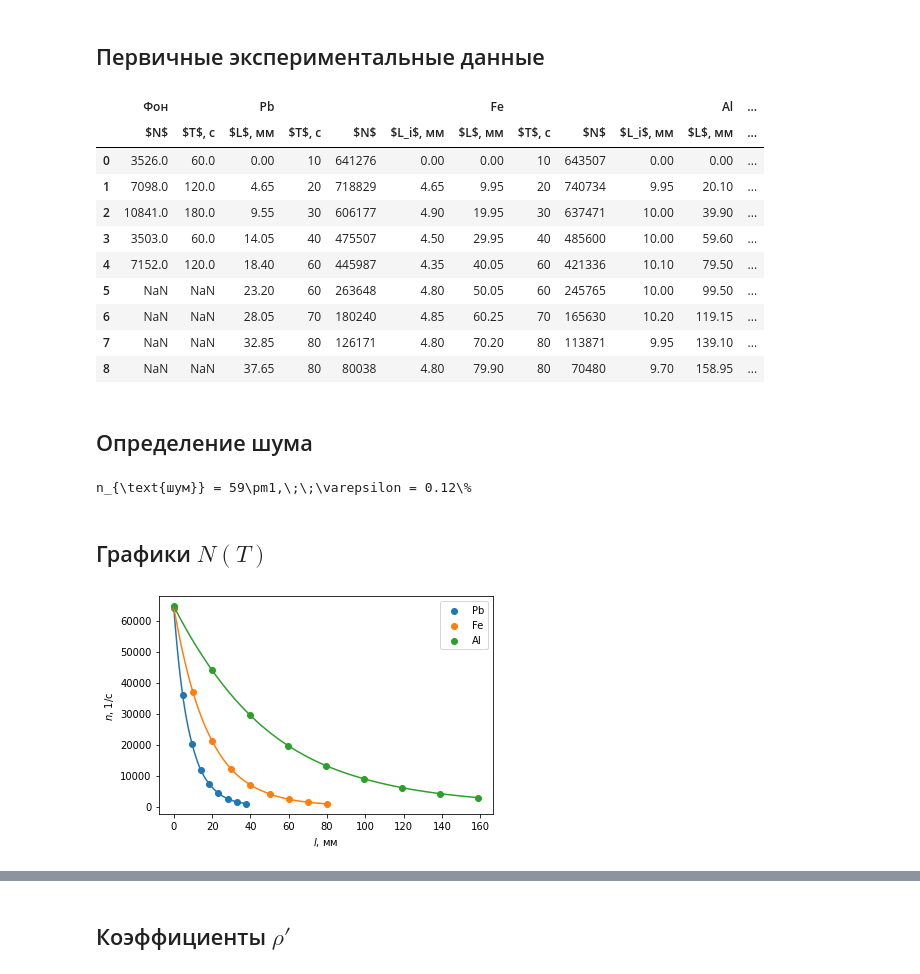
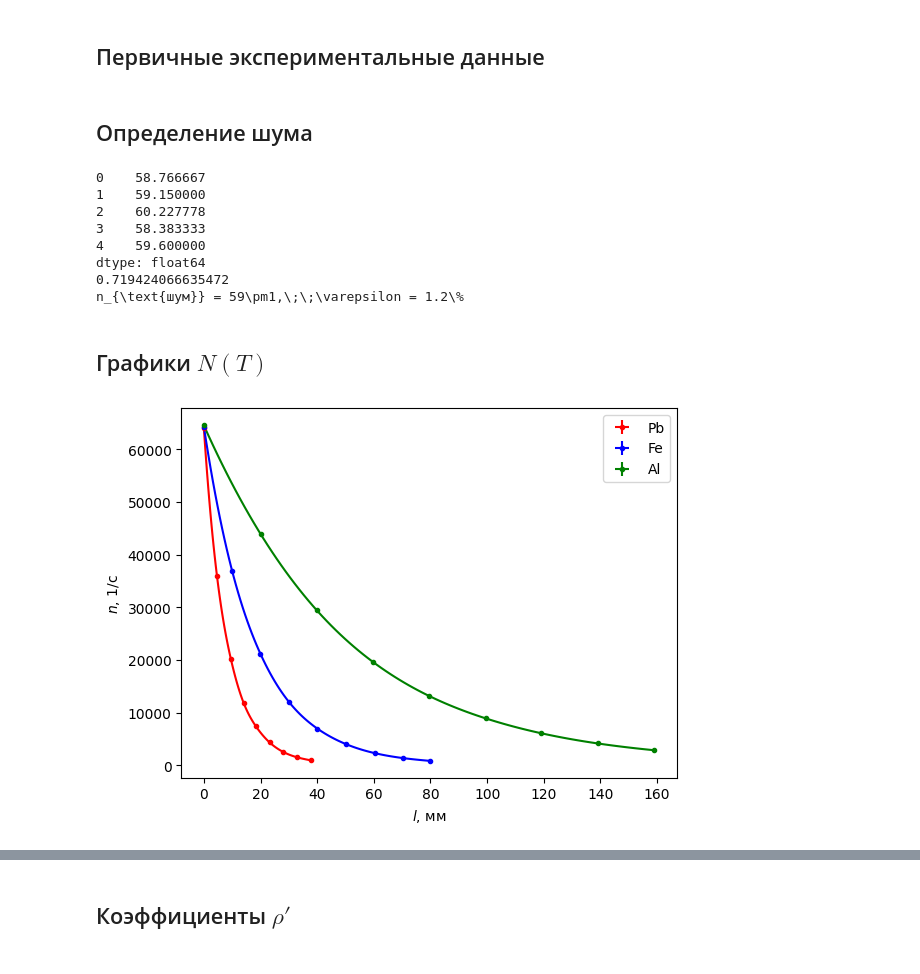
Before and after one commit to futherus/mipt_lab, a Jupyter notebook: 5.5.1/Dedkov_Maslov/551.ipynb, the cells around one changed output, grey strips where cells are left out. Drawn from its saved outputs; the diff is of its cells as text; code cells hidden in the pictures.

```diff
--- a/5.5.1/Dedkov_Maslov/551.ipynb
+++ b/5.5.1/Dedkov_Maslov/551.ipynb
@@ -30,6 +30,8 @@ def export(file_name, text):
     with codecs.open(file_name, 'a', 'utf-8') as f:
         f.truncate(0)
         f.write(text)
+# %%
+sig_Li = 0.05
 # %%
 data = mipt.read_excel('data/5.5.1-stripped.xlsx', usecols=(0, 1, 2, 3, 4, 5, 6, 7, 8, 9, 10, 11, 12, 13), header=(0,1))
 data
@@ -47,43 +49,3 @@ data
 | 8 | NaN | NaN | 37.65 | 80 | 80038 | 4.80 | 79.90 | 80 | 70480 | 9.70 | 158.95 | ... |
 # %% [markdown]
 ## Первичные экспериментальные данные
-# %%
-nfmt  = [r'$N$', '{:.0f}', 0]
-tfmt  = [r'$T$, с', '{:.0f}', 0]
-lfmt  = [r'$L$, мм', '{:.2f}', 0]
-lifmt = [r'$L_i$, мм', '{:.2f}', 0]
-
-fmt = {
-    ('Pb', 'Li') : lifmt,
-    ('Fe', 'Li') : lifmt,
-    ('Al', 'Li') : lifmt,
-    ('Pb', 'L') : lfmt,
-    ('Fe', 'L') : lfmt,
-    ('Al', 'L') : lfmt,
-    ('Pb', 'N') : nfmt,
-    ('Fe', 'N') : nfmt,
-    ('Al', 'N') : nfmt,
-    ('Pb', 'T') : tfmt,
-    ('Fe', 'T') : tfmt,
-    ('Al', 'T') : tfmt,
-    ('Back', 'T') : tfmt,
-    ('Back', 'N') : nfmt,
-    ('Back') : [r'Фон', '{:.0f}', 0],
-}
-
-tab = mipt.table(data, fmt)
-
-tab.to_latex('gen/tab-fed.tex')
-tab.rename().data
-# %% [output]
-|  | Фон |  | Pb |  |  |  | Fe |  |  |  | Al | ... |
-|  | $N$ | $T$, с | $L$, мм | $T$, с | $N$ | $L_i$, мм | $L$, мм | $T$, с | $N$ | $L_i$, мм | $L$, мм | ... |
-| 0 | 3526.0 | 60.0 | 0.00 | 10 | 641276 | 0.00 | 0.00 | 10 | 643507 | 0.00 | 0.00 | ... |
-| 1 | 7098.0 | 120.0 | 4.65 | 20 | 718829 | 4.65 | 9.95 | 20 | 740734 | 9.95 | 20.10 | ... |
-| 2 | 10841.0 | 180.0 | 9.55 | 30 | 606177 | 4.90 | 19.95 | 30 | 637471 | 10.00 | 39.90 | ... |
-| 3 | 3503.0 | 60.0 | 14.05 | 40 | 475507 | 4.50 | 29.95 | 40 | 485600 | 10.00 | 59.60 | ... |
-| 4 | 7152.0 | 120.0 | 18.40 | 60 | 445987 | 4.35 | 40.05 | 60 | 421336 | 10.10 | 79.50 | ... |
-| 5 | NaN | NaN | 23.20 | 60 | 263648 | 4.80 | 50.05 | 60 | 245765 | 10.00 | 99.50 | ... |
-| 6 | NaN | NaN | 28.05 | 70 | 180240 | 4.85 | 60.25 | 70 | 165630 | 10.20 | 119.15 | ... |
-| 7 | NaN | NaN | 32.85 | 80 | 126171 | 4.80 | 70.20 | 80 | 113871 | 9.95 | 139.10 | ... |
-| 8 | NaN | NaN | 37.65 | 80 | 80038 | 4.80 | 79.90 | 80 | 70480 | 9.70 | 158.95 | ... |
@@ -92,34 +99,53 @@ tab.rename().data
 # %%
 noise = data['Back'].dropna()
 n = noise['N'] / noise['T']## Определение шума
+print(n)
 NOISE = n.mean()
-export('gen/eq-noise.tex', 'n_{{\\text{{шум}}}} = {:.0f}\pm{:.0f},\\;\\;\\varepsilon = {:.2f}\\%'.format(n.mean(), n.std(), 10 * n.std() / n.mean()))
+sig_NOISE = n.std()
+print(math.sqrt( 1/(len(n) - 1) *np.sum((n - n.mean())**2) ))
+export('gen/eq-noise.tex', 'n_{{\\text{{шум}}}} = {:.0f}\pm{:.0f},\\;\\;\\varepsilon = {:.1f}\\%'.format(n.mean(), n.std(), 100 * n.std() / n.mean()))
 # %% [output]
-n_{\text{шум}} = 59\pm1,\;\;\varepsilon = 0.12\%
+0    58.766667
+1    59.150000
+2    60.227778
+3    58.383333
+4    59.600000
+dtype: float64
+0.719424066635472
+n_{\text{шум}} = 59\pm1,\;\;\varepsilon = 1.2\%
 # %% [markdown]
 ## Графики $N(T)$
 # %%
 from scipy.interpolate import make_interp_spline
 
-for elem in ('Pb', 'Fe', 'Al'):
+colors = ['red', 'blue', 'green']
 
-    n = (data[elem]['N'] - NOISE) / data[elem]['T']
+for st in range(0, len(elems)):
+    elem = elems[st]
+    color = colors[st]
+
+    nt = data[elem]['N'] / data[elem]['T']
+    n = nt - NOISE
+    eps_nt = data[elem]['sN'] / data[elem]['N']
+    sig_nt = eps_nt * nt
+    sig_n = np.sqrt(sig_nt**2 + sig_NOISE**2)
+
     l = data[elem]['L']
+    sig_l = data[elem]['sL']
 
     x = np.linspace(l.min(), l.max(), 100)
     y = make_interp_spline(l, n)(x)
 
-    #plt.errorbar(l, n, label=elem, yerr=10, fmt='.')
-    plt.scatter(l, n, label=elem)
-    plt.plot(x, y)
+    plt.errorbar(l, n, label=elem, yerr=sig_n, xerr=sig_l, fmt='.', color=color)
+    plt.plot(x, y, '-', color=color)
 
 
 plt.xlabel(r"$l$, мм")
 plt.ylabel(r"$n$, 1/c")
 plt.legend()
 
-plt.savefig('gen/fig-nl.pdf')
+plt.savefig('gen/fig-nl.png')
 # %% [output]
-[figure, old version]
+[figure, new version]
 # %%
 mus = {}
```
Also changed, not shown: parts of 4 cells of this notebook, 4 other files.
